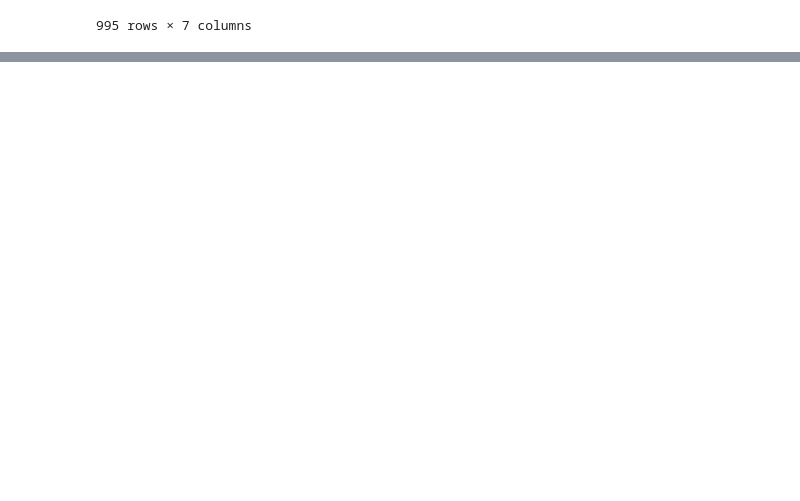
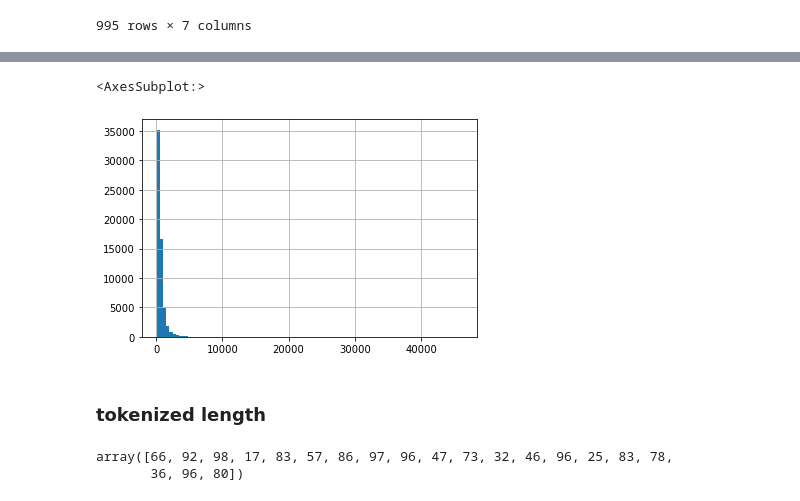
Before and after one commit to bcaitech1/p3-mrc-mr5, a Jupyter notebook: jaepil/code/EDA.ipynb, the cells around one changed output, grey strips where cells are left out. Saved outputs shown, nothing was run; the diff lists cells and outputs as text; code cells hidden in the pictures; blank space fills up the shorter version.

```diff
--- a/jaepil/code/EDA.ipynb
+++ b/jaepil/code/EDA.ipynb
@@ -343,0 +375,7 @@ id_1_df
+# %%
+wiki_text_length.hist(bins=100)
+# %% [output]
+<AxesSubplot:>
+[figure, added]
+# %% [markdown]
+### tokenized length
@@ -343,0 +384,7 @@ id_1_df
+# %%
+np.random.seed(123)
+random_idx = np.random.choice(100, 20)
+random_idx
+# %% [output]
+array([66, 92, 98, 17, 83, 57, 86, 97, 96, 47, 73, 32, 46, 96, 25, 83, 78,
+       36, 96, 80])
```
Also changed, not shown: parts of 30 cells of this notebook.
